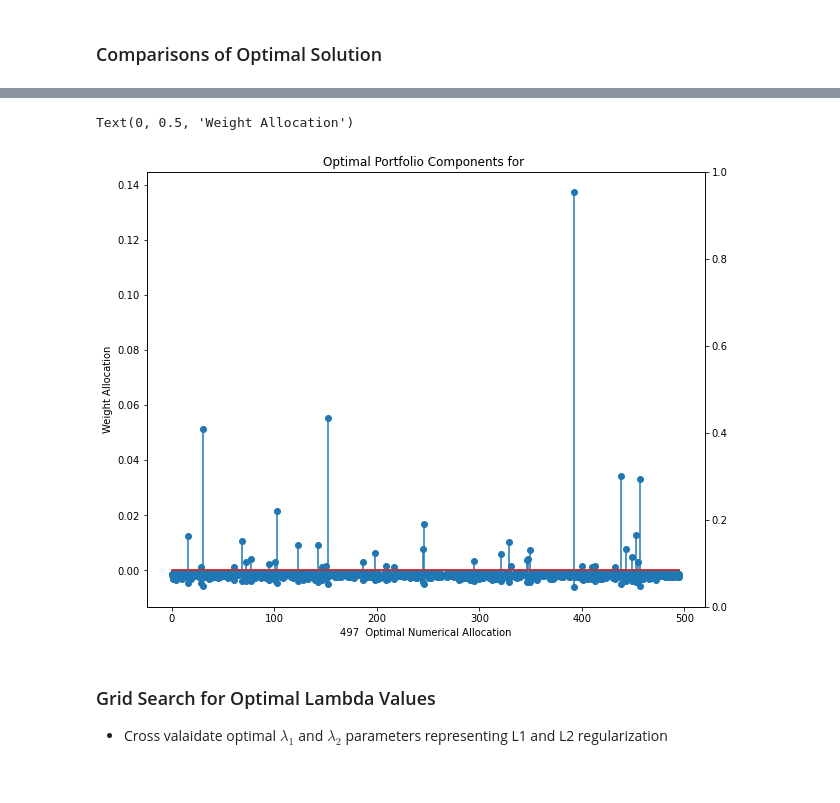
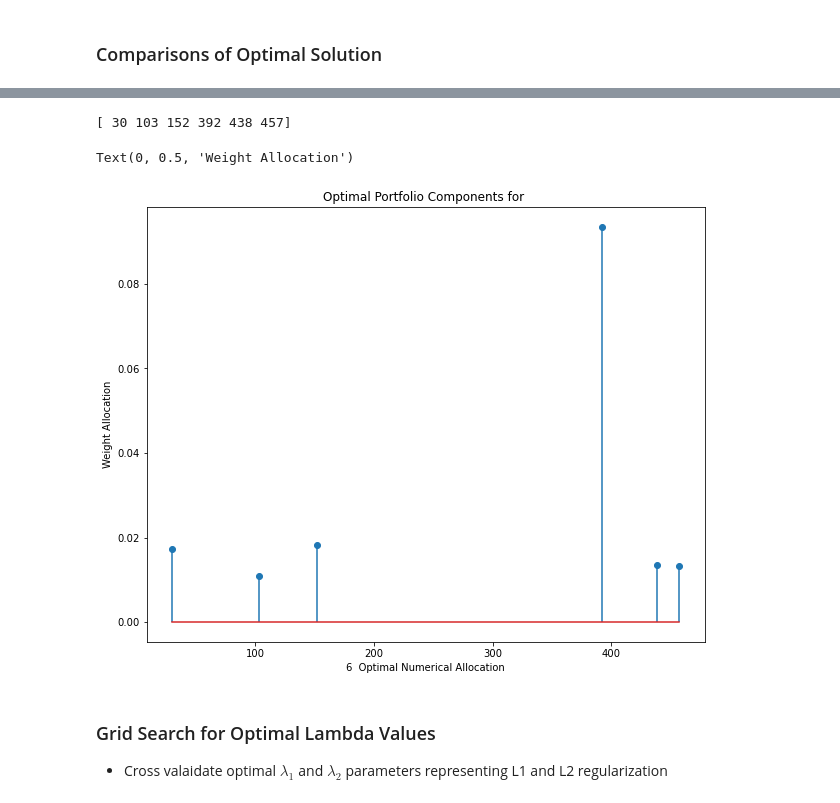
Before and after one commit to jasonbohne123/Split_Bregman_MPT, a Jupyter notebook: Split_Bregman/Split_Bregman_Portfolio.ipynb, the cells around one changed output, grey strips where cells are left out. Cells and saved outputs as stored; diff of their text form; code cells hidden in the pictures.

```diff
--- a/Split_Bregman/Split_Bregman_Portfolio.ipynb
+++ b/Split_Bregman/Split_Bregman_Portfolio.ipynb
@@ -16,7 +16,7 @@ import matplotlib.pyplot as plt
 ###  Returns below
 - Note log returns have caused some issues numerically within optimiztion
 # %%
-equity_data=pd.read_csv('equity_data_2010_2020.csv')
+equity_data=pd.read_csv('../data/equity_data_2010_2020.csv')
 equity_data.index=equity_data['Date']
 equity_data=equity_data.drop(columns=['Date'])
 
@@ -227,6 +246,6 @@ array([-1.89354478e-03, -3.30221897e-03, -1.39320288e-03, -1.31359320e-03,
 # %%
 lambda1=1
 lambda2=1
-w_cf,error_cf=split_bregman(returns_cov,returns_mean,lambda1=lambda1,lambda2=lambda2,tol=1e-6,maxiter=25,approach="closed-form",verbose=True)
+w_cf,error_cf=split_bregman(returns_cov,returns_mean,lb=-0.05,ub=0.1,lambda1=lambda1,lambda2=lambda2,tol=1e-6,maxiter=25,approach="closed-form",verbose=True)
 w_cf
 # %% [output]
@@ -261,19 +322,20 @@ w_numerical.shape
 # %%
-threshold=0.001
+threshold=0.01
 
-optimal_numerical=np.where(abs(w_numerical)>threshold)[0]
 optimal_cf=np.where(abs(w_cf)>threshold)[0]
+print(optimal_cf)
+
 fig,ax=plt.subplots(figsize=(10,8))
 plt.title("Optimal Portfolio Components for ")
-ax.stem(optimal_numerical,w_numerical[optimal_numerical])
-ax2=ax.twinx()
-ax.stem(optimal_cf,w_cf[optimal_cf])
-ax.set_xlabel(f"{len(w_numerical)}  Optimal Numerical Allocation")
-ax2.set_xlabel(f"{len(w_cf)}  Optimal Closed Form Allocation")
+
+ax.stem(optimal_cf,w_cf[optimal_cf],markerfmt='o',use_line_collection=True)
+ax.set_xlabel(f"{len(optimal_cf)}  Optimal Numerical Allocation")
+
 ax.set_ylabel("Weight Allocation")
 # %% [output]
-Text(0, 0.5, 'Weight Allocation')
+[ 30 103 152 392 438 457]
+Text(0, 0.5, 'Weight Allocation')
-[figure, old version]
+[figure, new version]
 # %% [markdown]
 ### Grid Search for Optimal Lambda Values
 - Cross valaidate optimal $\lambda_1$ and $\lambda_2$ parameters representing L1 and L2 regularization
```
Also changed, not shown: parts of 18 cells of this notebook, 5 other files.
